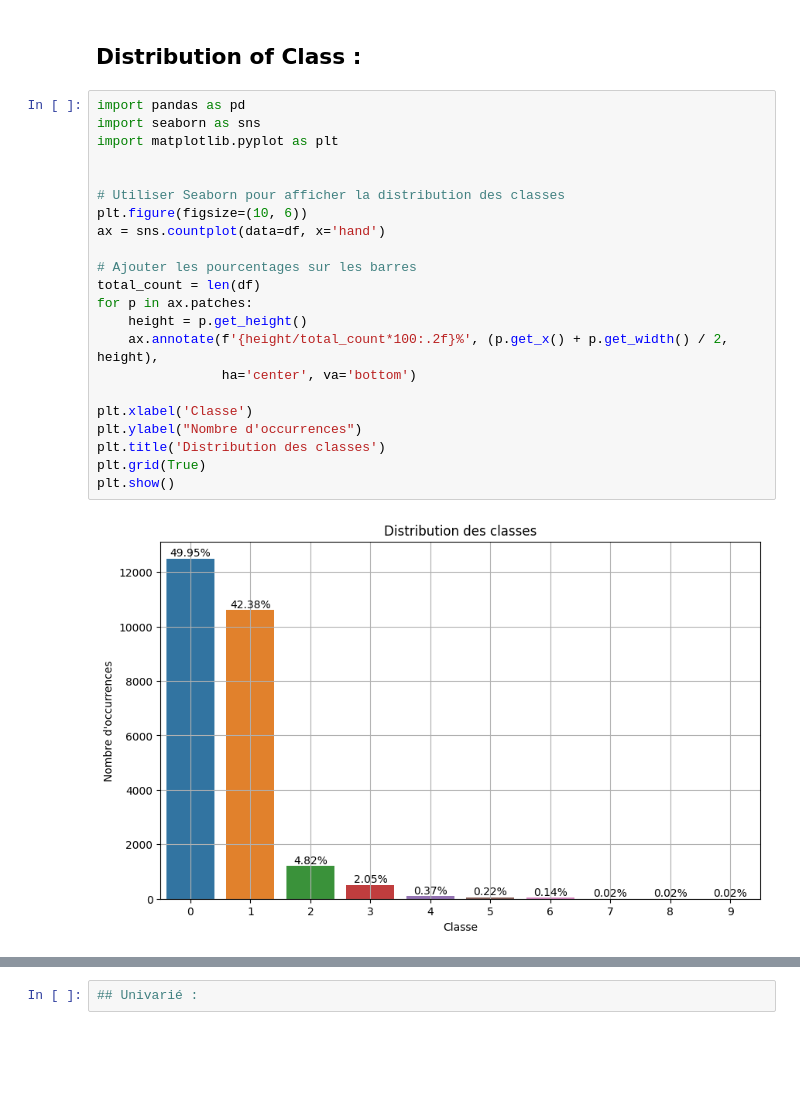
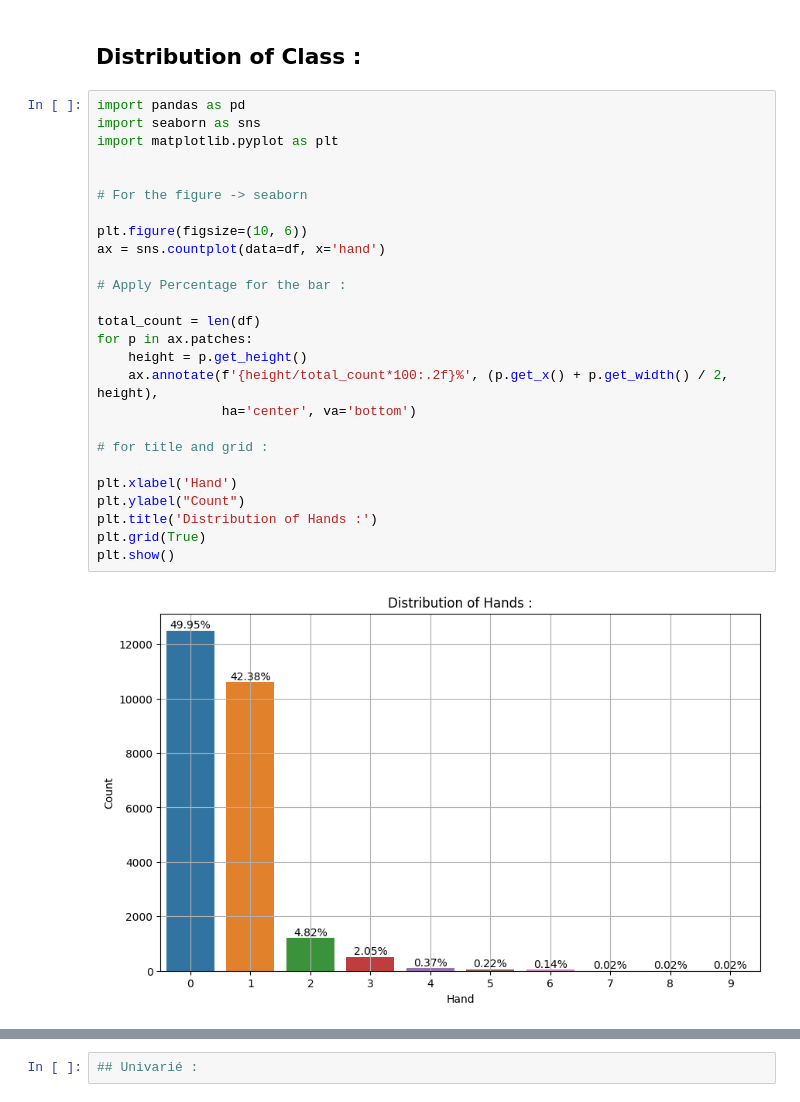
Before and after one commit to Aurelien07/Kaggle_competition, a Jupyter notebook: Poker_rule_induction.ipynb, the cells around one changed output, grey strips where cells are left out. Saved outputs shown, nothing was run; the diff lists cells and outputs as text; blank space fills up the shorter version.

```diff
--- a/Poker_rule_induction.ipynb
+++ b/Poker_rule_induction.ipynb
@@ -115,24 +140,28 @@ Vizualisation for the DataFrame Describe :
 # %%
 import pandas as pd
 import seaborn as sns
 import matplotlib.pyplot as plt
 
 
-# Utiliser Seaborn pour afficher la distribution des classes
+# For the figure -> seaborn
+
 plt.figure(figsize=(10, 6))
 ax = sns.countplot(data=df, x='hand')
 
-# Ajouter les pourcentages sur les barres
+# Apply Percentage for the bar :
+
 total_count = len(df)
 for p in ax.patches:
     height = p.get_height()
     ax.annotate(f'{height/total_count*100:.2f}%', (p.get_x() + p.get_width() / 2, height),
                 ha='center', va='bottom')
 
-plt.xlabel('Classe')
-plt.ylabel("Nombre d'occurrences")
-plt.title('Distribution des classes')
+# for title and grid :
+
+plt.xlabel('Hand')
+plt.ylabel("Count")
+plt.title('Distribution of Hands :')
 plt.grid(True)
 plt.show()
 # %% [output]
-[figure, old version]
+[figure, new version]
```
Also changed, not shown: parts of 19 cells of this notebook.
